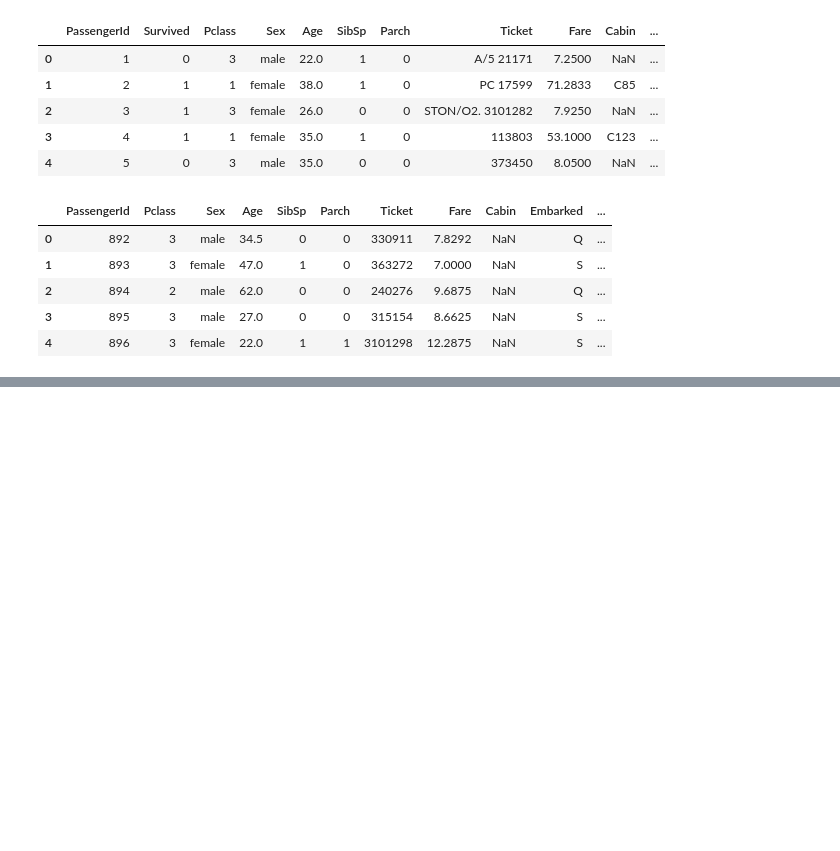
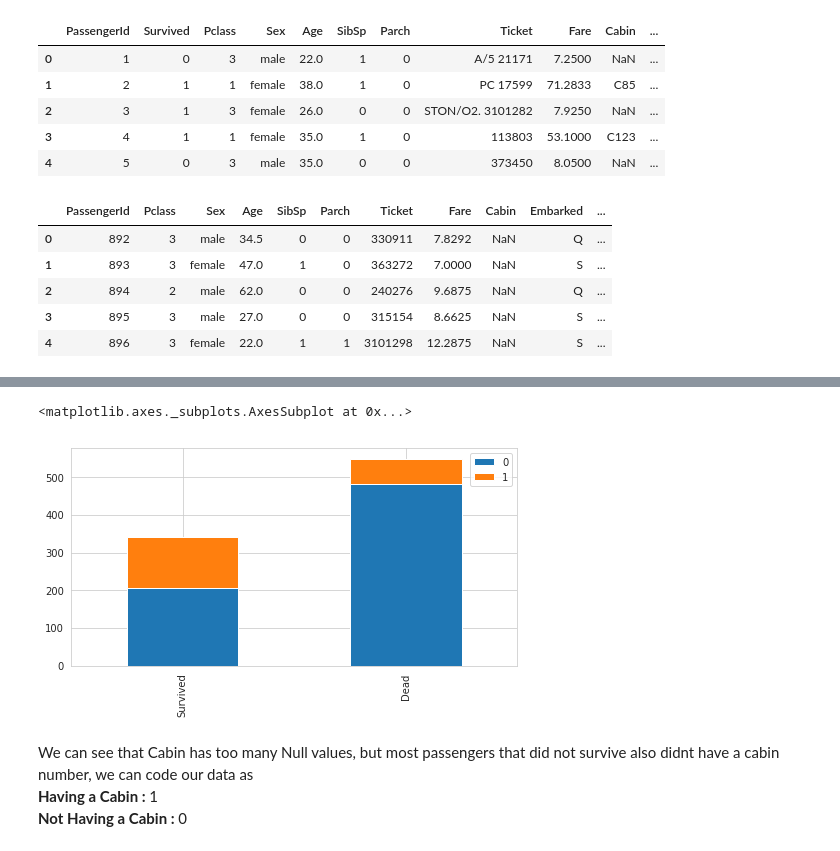
Before and after one commit to eshitagoel/Titanic_Survival, a Jupyter notebook: Titanic Survival.ipynb, the cells around one changed output, grey strips where cells are left out. Drawn from its saved outputs; the diff is of its cells as text; code cells hidden in the pictures; blank space fills up the shorter version.

```diff
--- a/Titanic Survival.ipynb
+++ b/Titanic Survival.ipynb
@@ -141,0 +179,13 @@ test.head()
+# %%
+survived = train[train["Survived"]==1]["Cabin"].value_counts()
+dead = train[train["Survived"]==0]["Cabin"].value_counts()
+df_cabin = pd.DataFrame([survived,dead])
+df_cabin.index = ["Survived","Dead"]
+df_cabin.plot(kind="bar",stacked = True, figsize = (8,4))
+# %% [output]
+<matplotlib.axes._subplots.AxesSubplot at 0x...>
+[figure, added]
+# %% [markdown]
+We can see that Cabin has too many Null values, but most passengers that did not survive also didnt have a cabin number, we can code our data as <br>
+<b>Having a Cabin : </b> 1 <br>
+<b> Not Having a Cabin : </b> 0
```
Also changed, not shown: parts of 17 cells of this notebook.
